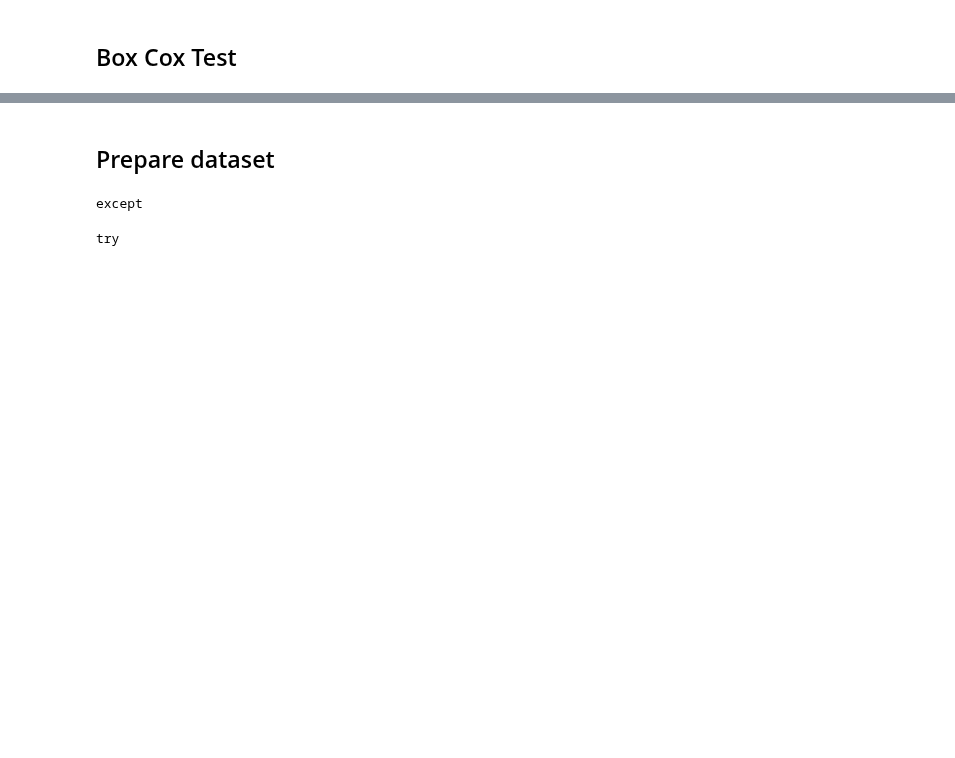
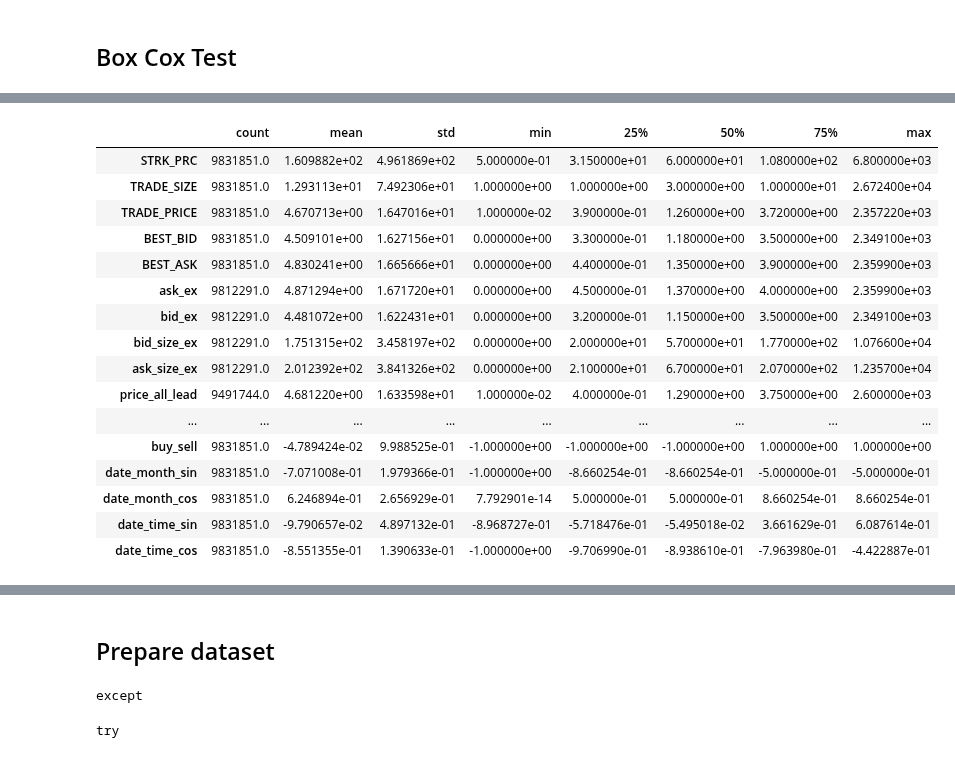
Before and after one commit to KarelZe/thesis, a Jupyter notebook: notebooks/3.0c-feature-engineering.ipynb, the cells around one changed output, grey strips where cells are left out. Saved outputs shown, nothing was run; the diff lists cells and outputs as text; code cells hidden in the pictures; blank space fills up the shorter version.

```diff
--- a/notebooks/3.0c-feature-engineering.ipynb
+++ b/notebooks/3.0c-feature-engineering.ipynb
@@ -179,0 +249,20 @@ results
+# %%
+test.describe().T
+# %% [output]
+|  | count | mean | std | min | 25% | 50% | 75% | max |
+| STRK_PRC | 9831851.0 | 1.609882e+02 | 4.961869e+02 | 5.000000e-01 | 3.150000e+01 | 6.000000e+01 | 1.080000e+02 | 6.800000e+03 |
+| TRADE_SIZE | 9831851.0 | 1.293113e+01 | 7.492306e+01 | 1.000000e+00 | 1.000000e+00 | 3.000000e+00 | 1.000000e+01 | 2.672400e+04 |
+| TRADE_PRICE | 9831851.0 | 4.670713e+00 | 1.647016e+01 | 1.000000e-02 | 3.900000e-01 | 1.260000e+00 | 3.720000e+00 | 2.357220e+03 |
+| BEST_BID | 9831851.0 | 4.509101e+00 | 1.627156e+01 | 0.000000e+00 | 3.300000e-01 | 1.180000e+00 | 3.500000e+00 | 2.349100e+03 |
+| BEST_ASK | 9831851.0 | 4.830241e+00 | 1.665666e+01 | 0.000000e+00 | 4.400000e-01 | 1.350000e+00 | 3.900000e+00 | 2.359900e+03 |
+| ask_ex | 9812291.0 | 4.871294e+00 | 1.671720e+01 | 0.000000e+00 | 4.500000e-01 | 1.370000e+00 | 4.000000e+00 | 2.359900e+03 |
+| bid_ex | 9812291.0 | 4.481072e+00 | 1.622431e+01 | 0.000000e+00 | 3.200000e-01 | 1.150000e+00 | 3.500000e+00 | 2.349100e+03 |
+| bid_size_ex | 9812291.0 | 1.751315e+02 | 3.458197e+02 | 0.000000e+00 | 2.000000e+01 | 5.700000e+01 | 1.770000e+02 | 1.076600e+04 |
+| ask_size_ex | 9812291.0 | 2.012392e+02 | 3.841326e+02 | 0.000000e+00 | 2.100000e+01 | 6.700000e+01 | 2.070000e+02 | 1.235700e+04 |
+| price_all_lead | 9491744.0 | 4.681220e+00 | 1.633598e+01 | 1.000000e-02 | 4.000000e-01 | 1.290000e+00 | 3.750000e+00 | 2.600000e+03 |
+| ... | ... | ... | ... | ... | ... | ... | ... | ... |
+| buy_sell | 9831851.0 | -4.789424e-02 | 9.988525e-01 | -1.000000e+00 | -1.000000e+00 | -1.000000e+00 | 1.000000e+00 | 1.000000e+00 |
+| date_month_sin | 9831851.0 | -7.071008e-01 | 1.979366e-01 | -1.000000e+00 | -8.660254e-01 | -8.660254e-01 | -5.000000e-01 | -5.000000e-01 |
+| date_month_cos | 9831851.0 | 6.246894e-01 | 2.656929e-01 | 7.792901e-14 | 5.000000e-01 | 5.000000e-01 | 8.660254e-01 | 8.660254e-01 |
+| date_time_sin | 9831851.0 | -9.790657e-02 | 4.897132e-01 | -8.968727e-01 | -5.718476e-01 | -5.495018e-02 | 3.661629e-01 | 6.087614e-01 |
+| date_time_cos | 9831851.0 | -8.551355e-01 | 1.390633e-01 | -1.000000e+00 | -9.706990e-01 | -8.938610e-01 | -7.963980e-01 | -4.422887e-01 |
```
Also changed, not shown: parts of 31 cells of this notebook.
